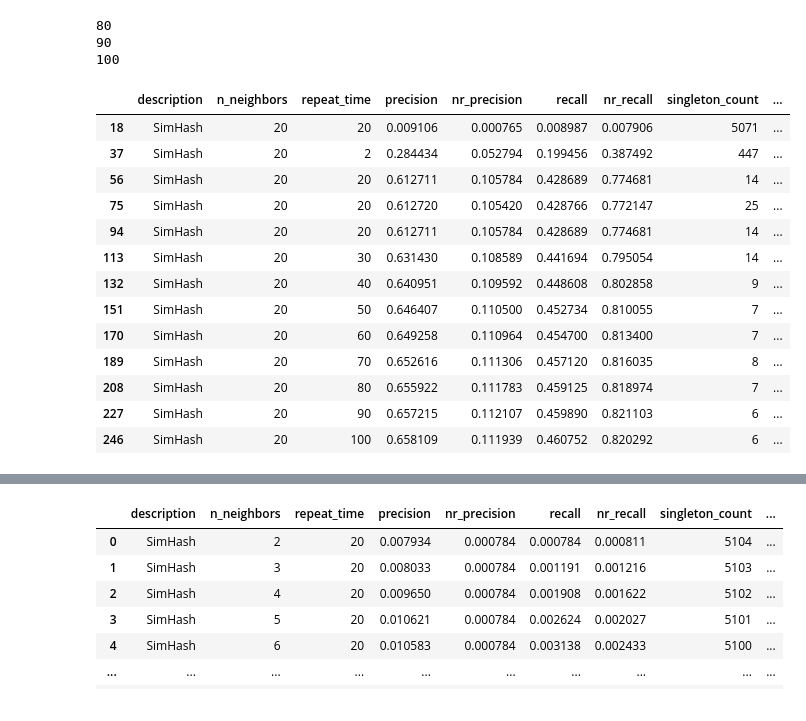
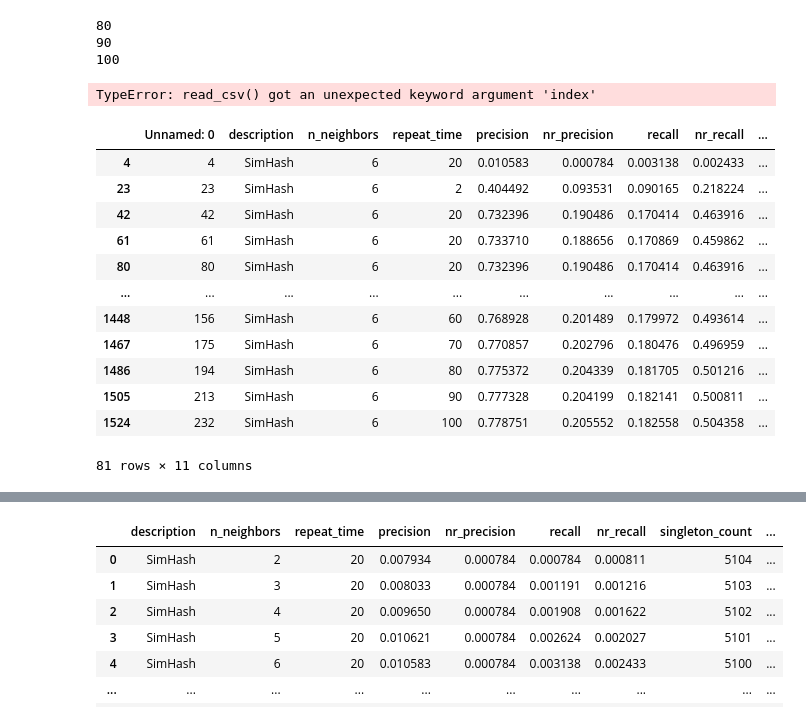
Before and after one commit to jzhang-dev/kNN-overlap-finder, a Jupyter notebook: notebooks/simhash/test copy.ipynb, the cells around one changed output, grey strips where cells are left out. Saved outputs shown, nothing was run; the diff lists cells and outputs as text; code cells hidden in the pictures.

```diff
--- a/notebooks/simhash/test copy.ipynb
+++ b/notebooks/simhash/test copy.ipynb
@@ -170,23 +172,26 @@ new.to_csv('/home/miaocj/docker_dir/test_simhash.csv',sep='\t')
 80
 90
 100
+# %%
+df = pd.read_csv('/home/miaocj/docker_dir/test_simhash.csv',sep='\t',ign)
+# %% [output]
+TypeError: read_csv() got an unexpected keyword argument 'index'
 # %%
-df[df.n_neighbors==20]
+df[df.n_neighbors==6 &]
 # %% [output]
-|  | description | n_neighbors | repeat_time | precision | nr_precision | recall | nr_recall | singleton_count | ... |
-| 18 | SimHash | 20 | 20 | 0.009106 | 0.000765 | 0.008987 | 0.007906 | 5071 | ... |
-| 37 | SimHash | 20 | 2 | 0.284434 | 0.052794 | 0.199456 | 0.387492 | 447 | ... |
-| 56 | SimHash | 20 | 20 | 0.612711 | 0.105784 | 0.428689 | 0.774681 | 14 | ... |
-| 75 | SimHash | 20 | 20 | 0.612720 | 0.105420 | 0.428766 | 0.772147 | 25 | ... |
-| 94 | SimHash | 20 | 20 | 0.612711 | 0.105784 | 0.428689 | 0.774681 | 14 | ... |
-| 113 | SimHash | 20 | 30 | 0.631430 | 0.108589 | 0.441694 | 0.795054 | 14 | ... |
-| 132 | SimHash | 20 | 40 | 0.640951 | 0.109592 | 0.448608 | 0.802858 | 9 | ... |
-| 151 | SimHash | 20 | 50 | 0.646407 | 0.110500 | 0.452734 | 0.810055 | 7 | ... |
-| 170 | SimHash | 20 | 60 | 0.649258 | 0.110964 | 0.454700 | 0.813400 | 7 | ... |
-| 189 | SimHash | 20 | 70 | 0.652616 | 0.111306 | 0.457120 | 0.816035 | 8 | ... |
-| 208 | SimHash | 20 | 80 | 0.655922 | 0.111783 | 0.459125 | 0.818974 | 7 | ... |
-| 227 | SimHash | 20 | 90 | 0.657215 | 0.112107 | 0.459890 | 0.821103 | 6 | ... |
-| 246 | SimHash | 20 | 100 | 0.658109 | 0.111939 | 0.460752 | 0.820292 | 6 | ... |
+|  | Unnamed: 0 | description | n_neighbors | repeat_time | precision | nr_precision | recall | nr_recall | ... |
+| 4 | 4 | SimHash | 6 | 20 | 0.010583 | 0.000784 | 0.003138 | 0.002433 | ... |
+| 23 | 23 | SimHash | 6 | 2 | 0.404492 | 0.093531 | 0.090165 | 0.218224 | ... |
+| 42 | 42 | SimHash | 6 | 20 | 0.732396 | 0.190486 | 0.170414 | 0.463916 | ... |
+| 61 | 61 | SimHash | 6 | 20 | 0.733710 | 0.188656 | 0.170869 | 0.459862 | ... |
+| 80 | 80 | SimHash | 6 | 20 | 0.732396 | 0.190486 | 0.170414 | 0.463916 | ... |
+| ... | ... | ... | ... | ... | ... | ... | ... | ... | ... |
+| 1448 | 156 | SimHash | 6 | 60 | 0.768928 | 0.201489 | 0.179972 | 0.493614 | ... |
+| 1467 | 175 | SimHash | 6 | 70 | 0.770857 | 0.202796 | 0.180476 | 0.496959 | ... |
+| 1486 | 194 | SimHash | 6 | 80 | 0.775372 | 0.204339 | 0.181705 | 0.501216 | ... |
+| 1505 | 213 | SimHash | 6 | 90 | 0.777328 | 0.204199 | 0.182141 | 0.500811 | ... |
+| 1524 | 232 | SimHash | 6 | 100 | 0.778751 | 0.205552 | 0.182558 | 0.504358 | ... |
+81 rows × 11 columns
 # %%
 indices = nbrs.kneighbors(concat_simhash,return_distance=False)
 nbr_indices = indices[:, 1:]
```
Also changed, not shown: parts of 3 cells of this notebook, 8 other files.
